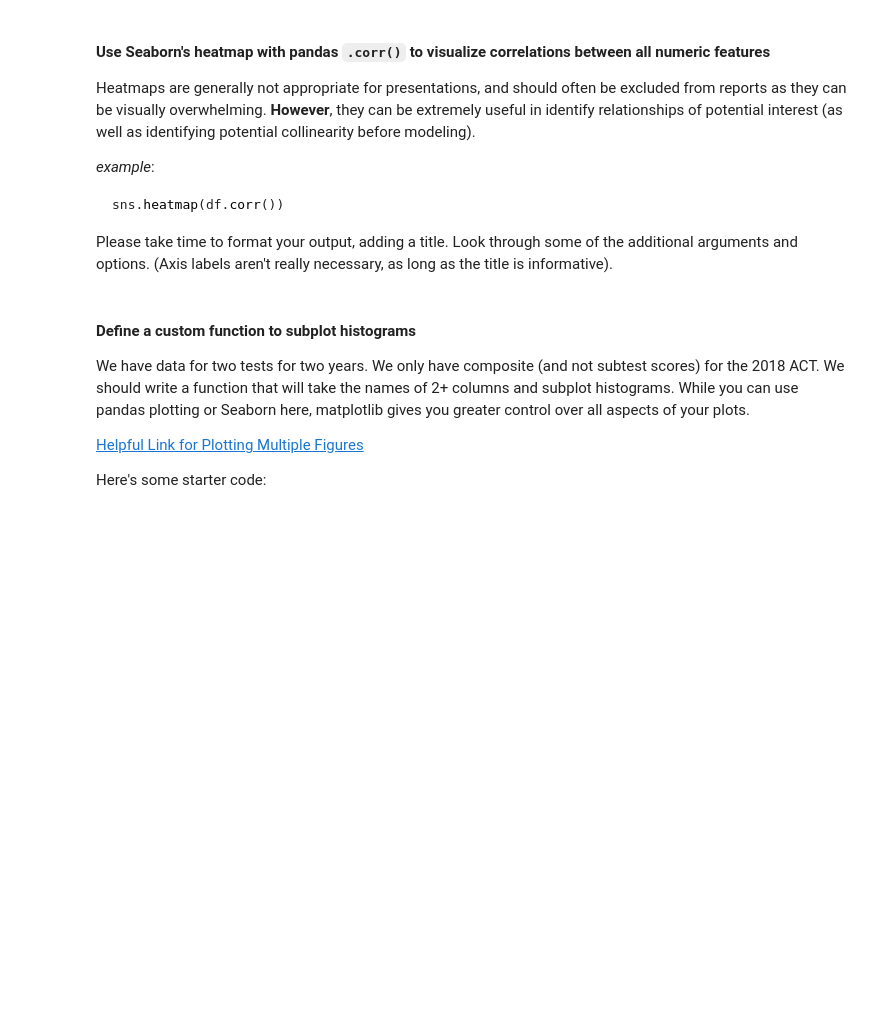
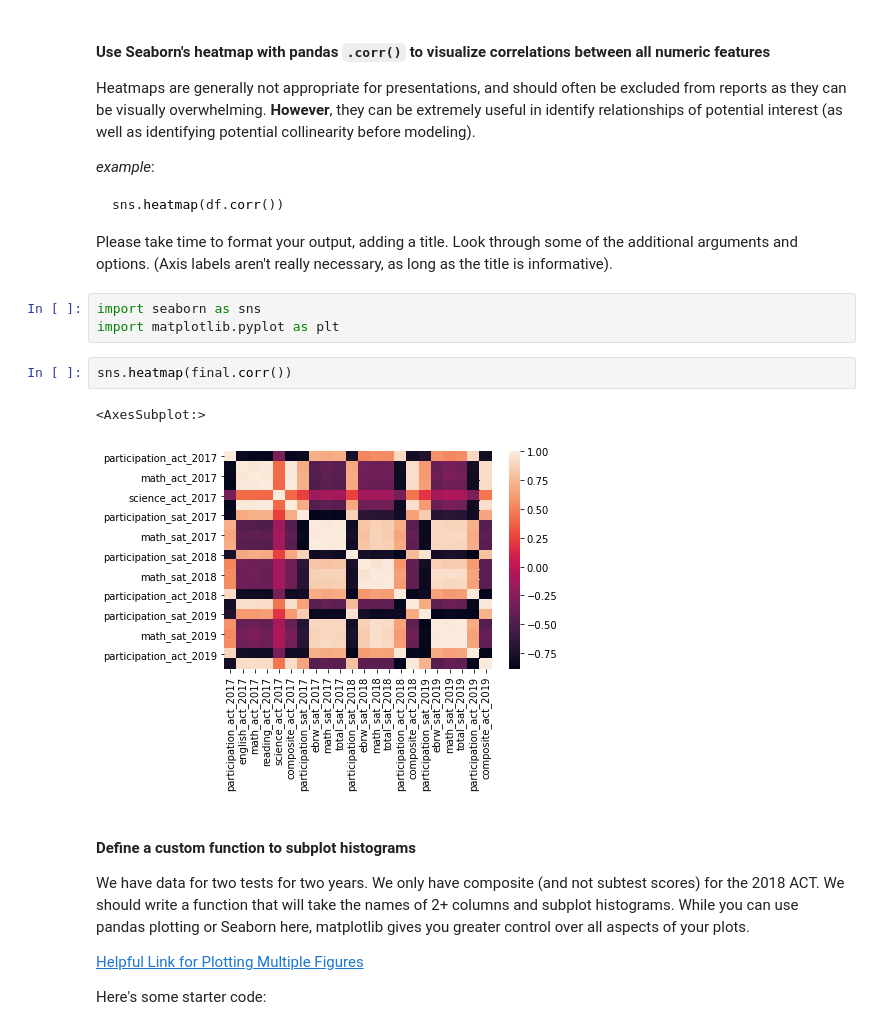
Before and after one commit to EricHeidbreder/GA_projects, a Jupyter notebook: projects/project-1-master/code/sat_act_data_HEIDBREDER.ipynb, the cells around one changed output. Drawn from its saved outputs; the diff is of its cells as text; blank space fills up the shorter version.

Commit message:
More Exploration, created histograms

````diff
--- a/projects/project-1-master/code/sat_act_data_HEIDBREDER.ipynb
+++ b/projects/project-1-master/code/sat_act_data_HEIDBREDER.ipynb
@@ -912,6 +984,14 @@ sns.heatmap(df.corr())
 ```
 
 Please take time to format your output, adding a title. Look through some of the additional arguments and options. (Axis labels aren't really necessary, as long as the title is informative).
+# %%
+import seaborn as sns
+import matplotlib.pyplot as plt
+# %%
+sns.heatmap(final.corr())
+# %% [output]
+<AxesSubplot:>
+[figure, added]
 # %% [markdown]
 #### Define a custom function to subplot histograms
 
````
Also changed, not shown: parts of 62 cells of this notebook.
